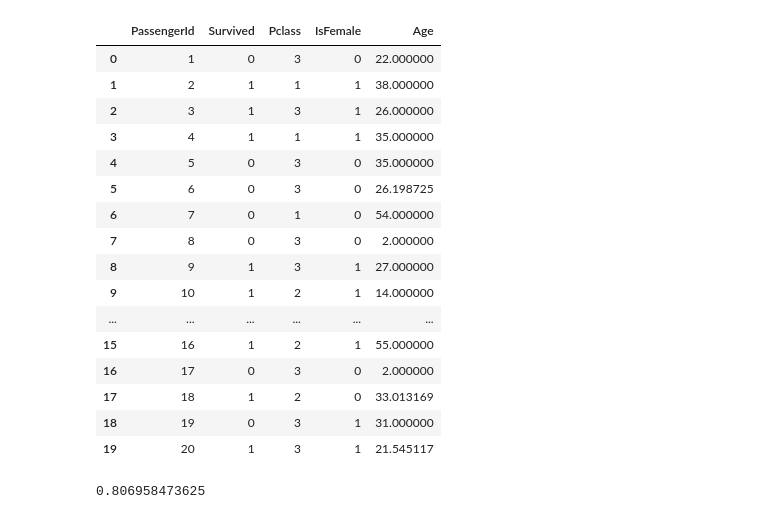
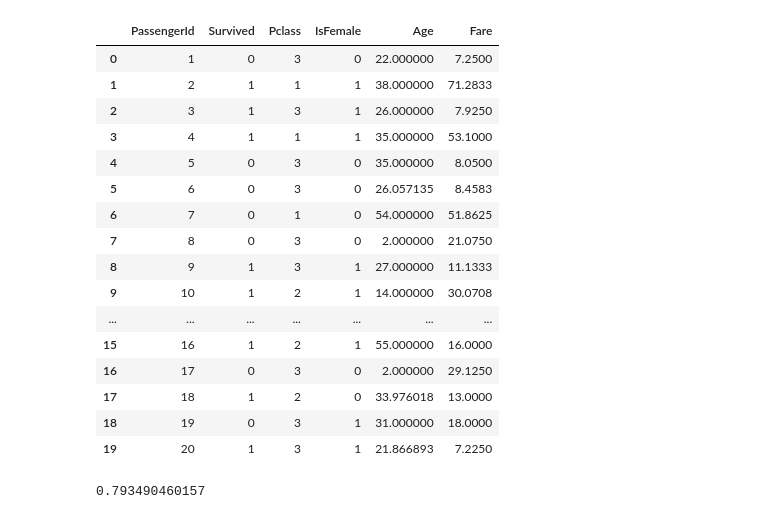
Before and after one commit to blaesus/titanic-kaggle, a Jupyter notebook: neural-network.ipynb, the cells around one changed output. Cells and saved outputs as stored; diff of their text form; code cells hidden in the pictures.

```diff
--- a/neural-network.ipynb
+++ b/neural-network.ipynb
@@ -11,11 +11,11 @@ def clean_data(df):
     del df['Parch']
     del df['Cabin']
     del df['Embarked']
-    del df['Fare']
 
     df['Sex'] = df['Sex'].replace('male', 0).replace('female', 1)
+    df = df.rename(columns = {'Sex': 'IsFemale'})
+    return df
 
-clean_data(df)
-df = df.rename(columns = {'Sex': 'IsFemale'})
+df = clean_data(df)
 df.iloc[0:20]
 # %% [output]
@@ -39,54 +39,54 @@ df.iloc[0:20]
 # %%
 # Linear regression to fill in missing ages
 from sklearn import linear_model
 
-non_age_columns = ['Pclass', 'IsFemale']
+age_prediction_columns = ['Pclass', 'IsFemale', 'Fare']
 
 complete_dataset = df[df['Age'] > 0]
-X = complete_dataset[non_age_columns]
+X = complete_dataset[age_prediction_columns]
 Y = complete_dataset[['Age']]
 age_regressor = linear_model.LinearRegression()
 age_regressor.fit(X, Y)
 
 for index, row in df.iterrows():
     if np.isnan(row['Age']):
-        estimated_age = age_regressor.predict(row[non_age_columns].reshape(1, -1))[0][0]
+        estimated_age = age_regressor.predict(row[age_prediction_columns].reshape(1, -1))[0][0]
         df.ix[index, 'Age'] = estimated_age
 
 df.iloc[0:20]
 # %% [output]
-|  | PassengerId | Survived | Pclass | IsFemale | Age |
-| 0 | 1 | 0 | 3 | 0 | 22.000000 |
-| 1 | 2 | 1 | 1 | 1 | 38.000000 |
-| 2 | 3 | 1 | 3 | 1 | 26.000000 |
-| 3 | 4 | 1 | 1 | 1 | 35.000000 |
-| 4 | 5 | 0 | 3 | 0 | 35.000000 |
-| 5 | 6 | 0 | 3 | 0 | 26.198725 |
-| 6 | 7 | 0 | 1 | 0 | 54.000000 |
-| 7 | 8 | 0 | 3 | 0 | 2.000000 |
-| 8 | 9 | 1 | 3 | 1 | 27.000000 |
-| 9 | 10 | 1 | 2 | 1 | 14.000000 |
-| ... | ... | ... | ... | ... | ... |
-| 15 | 16 | 1 | 2 | 1 | 55.000000 |
-| 16 | 17 | 0 | 3 | 0 | 2.000000 |
-| 17 | 18 | 1 | 2 | 0 | 33.013169 |
-| 18 | 19 | 0 | 3 | 1 | 31.000000 |
-| 19 | 20 | 1 | 3 | 1 | 21.545117 |
+|  | PassengerId | Survived | Pclass | IsFemale | Age | Fare |
+| 0 | 1 | 0 | 3 | 0 | 22.000000 | 7.2500 |
+| 1 | 2 | 1 | 1 | 1 | 38.000000 | 71.2833 |
+| 2 | 3 | 1 | 3 | 1 | 26.000000 | 7.9250 |
+| 3 | 4 | 1 | 1 | 1 | 35.000000 | 53.1000 |
+| 4 | 5 | 0 | 3 | 0 | 35.000000 | 8.0500 |
+| 5 | 6 | 0 | 3 | 0 | 26.057135 | 8.4583 |
+| 6 | 7 | 0 | 1 | 0 | 54.000000 | 51.8625 |
+| 7 | 8 | 0 | 3 | 0 | 2.000000 | 21.0750 |
+| 8 | 9 | 1 | 3 | 1 | 27.000000 | 11.1333 |
+| 9 | 10 | 1 | 2 | 1 | 14.000000 | 30.0708 |
+| ... | ... | ... | ... | ... | ... | ... |
+| 15 | 16 | 1 | 2 | 1 | 55.000000 | 16.0000 |
+| 16 | 17 | 0 | 3 | 0 | 2.000000 | 29.1250 |
+| 17 | 18 | 1 | 2 | 0 | 33.976018 | 13.0000 |
+| 18 | 19 | 0 | 3 | 1 | 31.000000 | 18.0000 |
+| 19 | 20 | 1 | 3 | 1 | 21.866893 | 7.2250 |
 # %%
 # Train a neural network to estimate survival
 
 from sklearn.neural_network import MLPClassifier
 
-non_survival_columns = ['Pclass', 'IsFemale', 'Age']
+survival_prediction_columns = ['Pclass', 'IsFemale', 'Age', 'Fare']
 
-X = df[non_survival_columns]
+X = df[survival_prediction_columns]
 y = df.as_matrix(['Survived']).T[0]
 
-survival_classifier = MLPClassifier(solver='lbfgs', alpha=0.001, hidden_layer_sizes=(10, 10), random_state=1)
+survival_classifier = MLPClassifier(solver='lbfgs', alpha=0.001, hidden_layer_sizes=(100, 100), random_state=404, learning_rate='adaptive')
 survival_classifier.fit(X, y)
 print(survival_classifier.score(X, y))
 # %% [output]
-0.806958473625
+0.793490460157
 # %%
 # Make estimations
 
```
Also changed, not shown: parts of 3 cells of this notebook, 1 other file.
